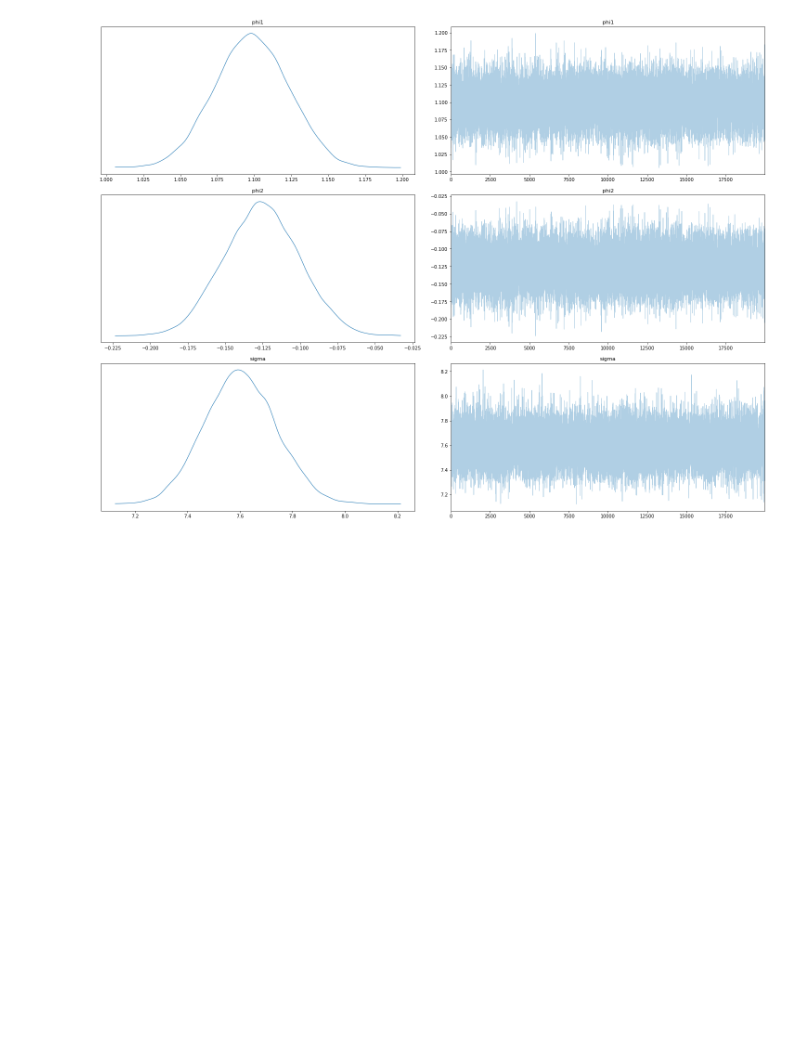
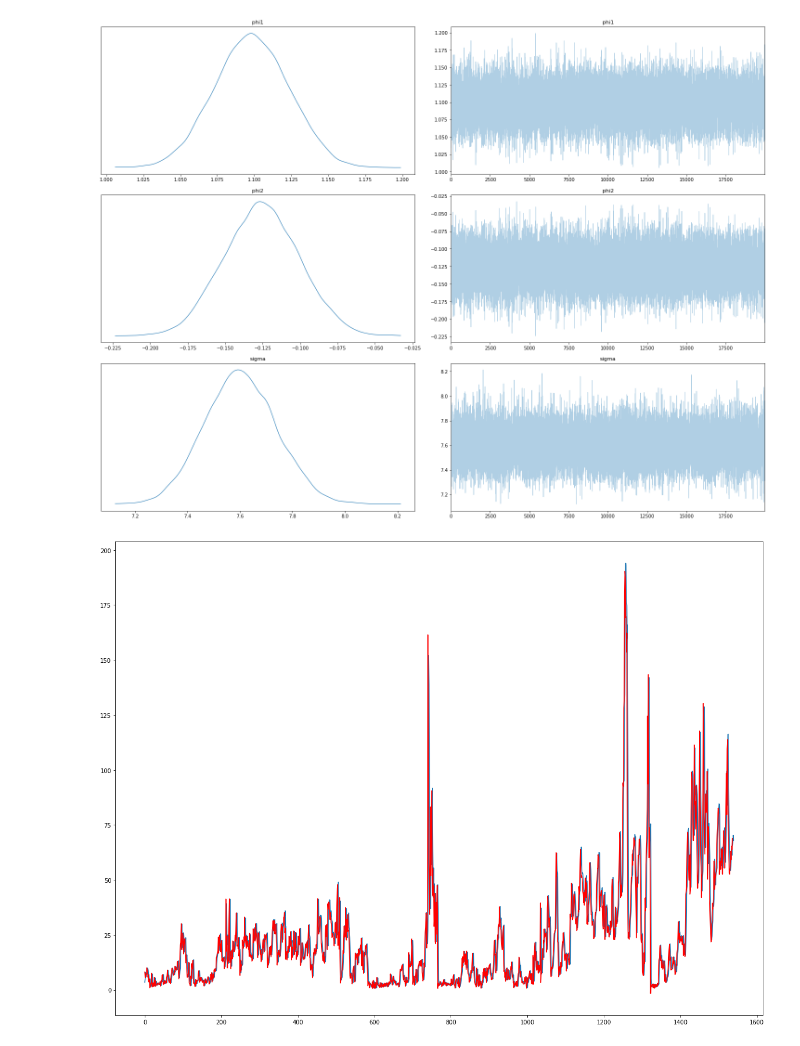
Before and after one commit to AlePalu/AirQualityForecasting, a Jupyter notebook: notebooks/ClassicalModels.ipynb, the cells around one changed output. Drawn from its saved outputs; the diff is of its cells as text; code cells hidden in the pictures; blank space fills up the shorter version.

```diff
--- a/notebooks/ClassicalModels.ipynb
+++ b/notebooks/ClassicalModels.ipynb
@@ -95,3 +95,17 @@ plt.gcf().set_size_inches(20, 15)
 plt.show()
 # %% [output]
 [figure]
+# %%
+avgPhi1 = np.mean(y['phi1'])
+avgPhi2 = np.mean(y['phi2'])
+
+xOut = []
+for t in range(3, len(data["pm2p5SPS"].index)):
+    xOut.append(avgPhi1*data["pm2p5SPS"].iloc[t-1] + avgPhi2*data["pm2p5SPS"].iloc[t-2])
+
+plt.gcf().set_size_inches(20, 15)
+plt.plot(data["pm2p5SPS"].values)
+plt.plot(xOut, color="red")
+plt.show()
+# %% [output]
+[figure, added]
```
Also changed, not shown: parts of 2 cells of this notebook.
